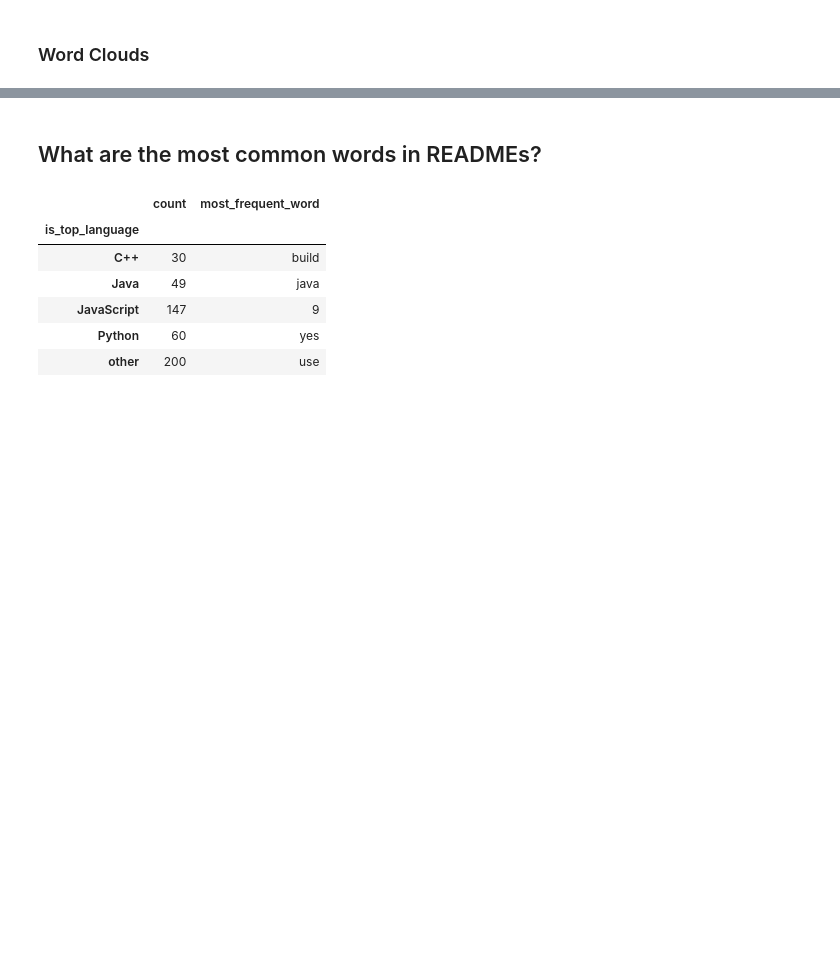
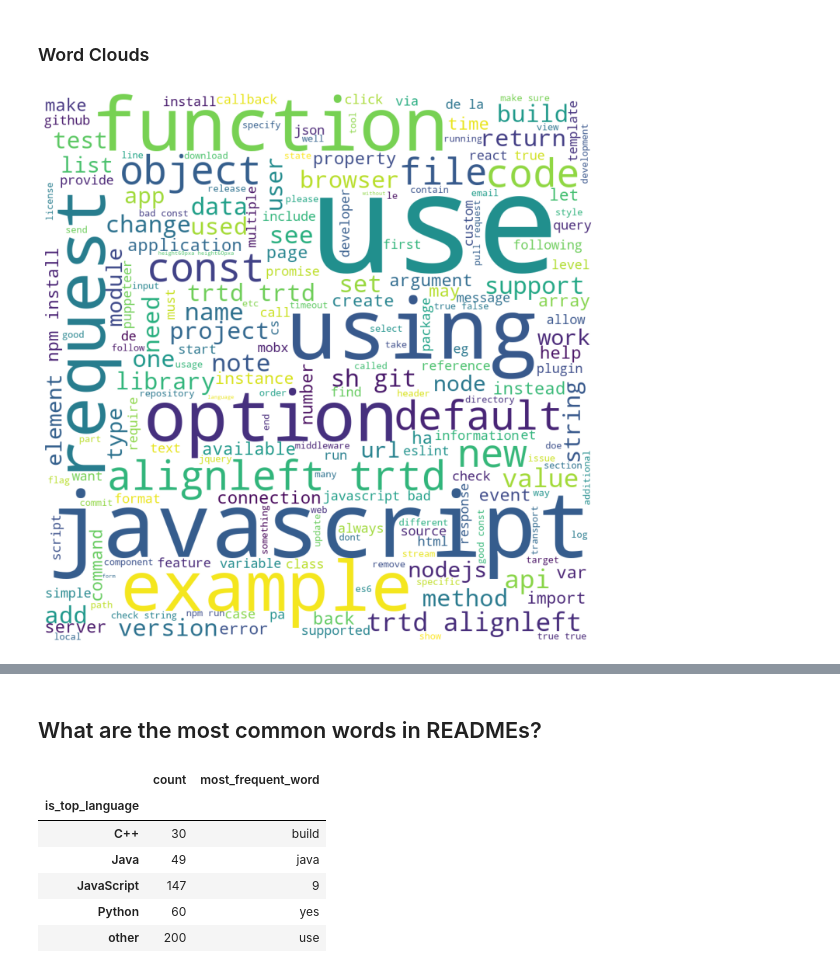
Before and after one commit to nlp-github-project/nlp-github-project, a Jupyter notebook: project_notebook.ipynb, the cells around one changed output, grey strips where cells are left out. Cells and saved outputs as stored; diff of their text form; code cells hidden in the pictures; blank space fills up the shorter version.

```diff
--- a/project_notebook.ipynb
+++ b/project_notebook.ipynb
@@ -346,6 +346,8 @@ top_20_bigrams, top_20_js_bigrams, top_20_p_bigrams, top_20_j_bigrams, top_20_cp
 # %% [markdown]
 ### Word Clouds
 # %%
-#Java Script word cloud
-#explore.word_cloud(javascript_words)
+# Java Script word cloud
+explore.word_cloud(javascript_words)
+# %% [output]
+[figure, added]
 # %%
```
Also changed, not shown: parts of 23 cells of this notebook.
